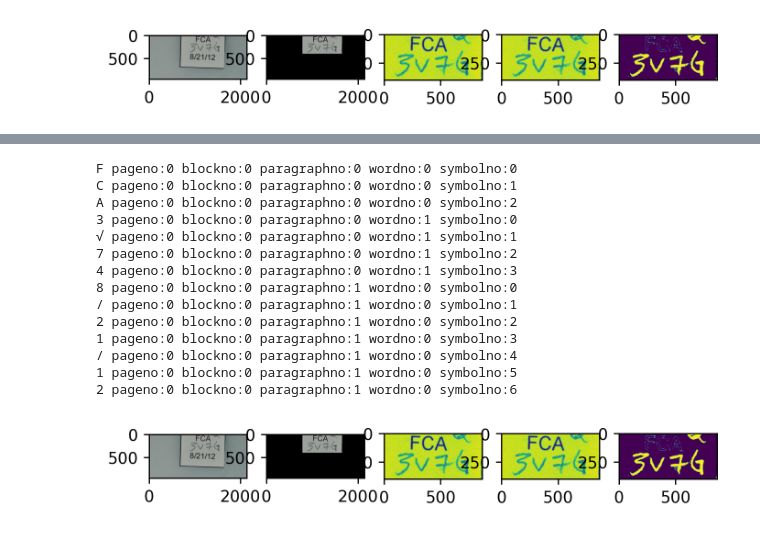
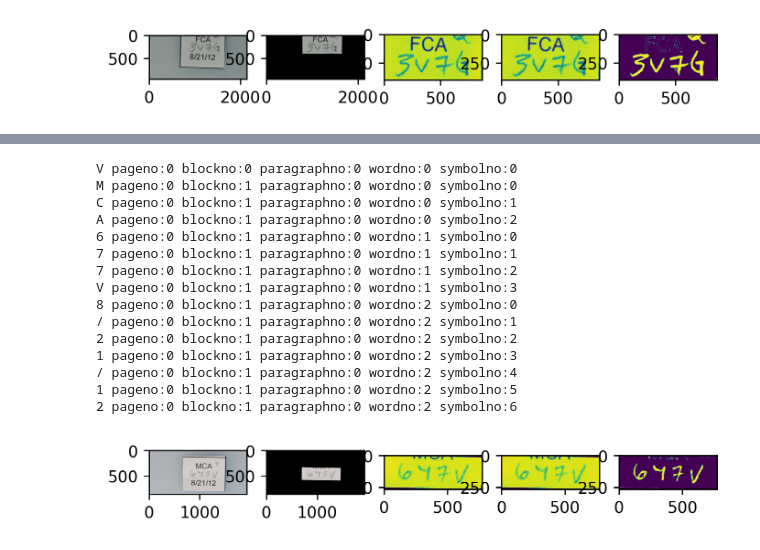
Before and after one commit to Jor-Lee/Guppies, a Jupyter notebook: Python_Files/ML_preprocessing.ipynb, the cells around one changed output, grey strips where cells are left out. Drawn from its saved outputs; the diff is of its cells as text; code cells hidden in the pictures.

```diff
--- a/Python_Files/ML_preprocessing.ipynb
+++ b/Python_Files/ML_preprocessing.ipynb
@@ -343,22 +343,23 @@ np.save('images.npy',some_im_IDs)
 # %%
 np.save('labels.npy', some_label_IDs)
 # %%
-frame, para_box = GetImageAndParaBox(file_list[78], client = client, verbose=True)
+frame, para_box = GetImageAndParaBox(file_list[209], client = client, verbose=True)
 
 im_ID = extract_ID_handwriting(frame, para_box, verbose=True)
 # %% [output]
-F pageno:0 blockno:0 paragraphno:0 wordno:0 symbolno:0
-C pageno:0 blockno:0 paragraphno:0 wordno:0 symbolno:1
-A pageno:0 blockno:0 paragraphno:0 wordno:0 symbolno:2
-3 pageno:0 blockno:0 paragraphno:0 wordno:1 symbolno:0
-√ pageno:0 blockno:0 paragraphno:0 wordno:1 symbolno:1
-7 pageno:0 blockno:0 paragraphno:0 wordno:1 symbolno:2
-4 pageno:0 blockno:0 paragraphno:0 wordno:1 symbolno:3
-8 pageno:0 blockno:0 paragraphno:1 wordno:0 symbolno:0
-/ pageno:0 blockno:0 paragraphno:1 wordno:0 symbolno:1
-2 pageno:0 blockno:0 paragraphno:1 wordno:0 symbolno:2
-1 pageno:0 blockno:0 paragraphno:1 wordno:0 symbolno:3
-/ pageno:0 blockno:0 paragraphno:1 wordno:0 symbolno:4
-1 pageno:0 blockno:0 paragraphno:1 wordno:0 symbolno:5
-2 pageno:0 blockno:0 paragraphno:1 wordno:0 symbolno:6
+V pageno:0 blockno:0 paragraphno:0 wordno:0 symbolno:0
+M pageno:0 blockno:1 paragraphno:0 wordno:0 symbolno:0
+C pageno:0 blockno:1 paragraphno:0 wordno:0 symbolno:1
+A pageno:0 blockno:1 paragraphno:0 wordno:0 symbolno:2
+6 pageno:0 blockno:1 paragraphno:0 wordno:1 symbolno:0
+7 pageno:0 blockno:1 paragraphno:0 wordno:1 symbolno:1
+7 pageno:0 blockno:1 paragraphno:0 wordno:1 symbolno:2
+V pageno:0 blockno:1 paragraphno:0 wordno:1 symbolno:3
+8 pageno:0 blockno:1 paragraphno:0 wordno:2 symbolno:0
+/ pageno:0 blockno:1 paragraphno:0 wordno:2 symbolno:1
+2 pageno:0 blockno:1 paragraphno:0 wordno:2 symbolno:2
+1 pageno:0 blockno:1 paragraphno:0 wordno:2 symbolno:3
+/ pageno:0 blockno:1 paragraphno:0 wordno:2 symbolno:4
+1 pageno:0 blockno:1 paragraphno:0 wordno:2 symbolno:5
+2 pageno:0 blockno:1 paragraphno:0 wordno:2 symbolno:6
-[figure, old version]
+[figure, new version]
```
Also changed, not shown: parts of 2 cells of this notebook, 1 other file.
